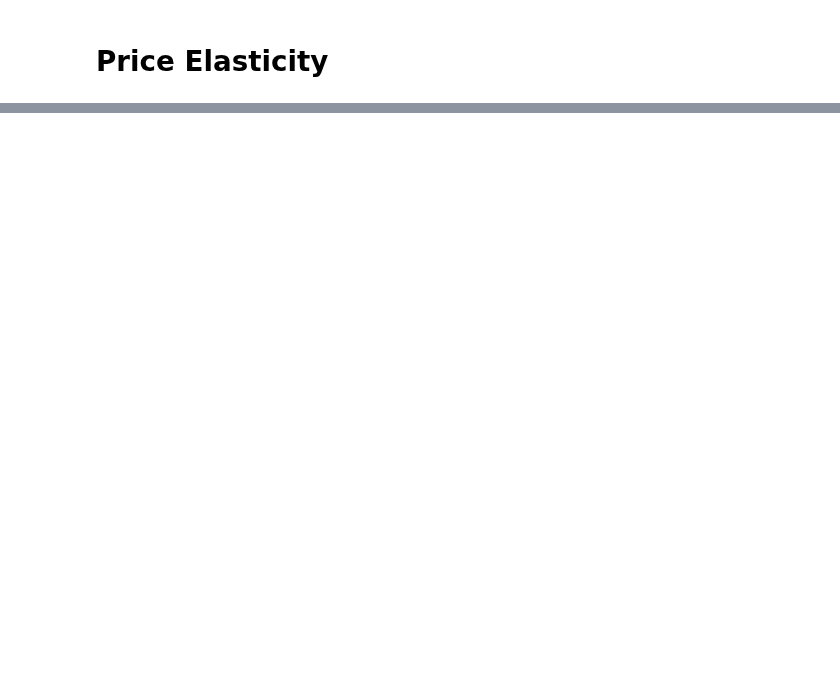
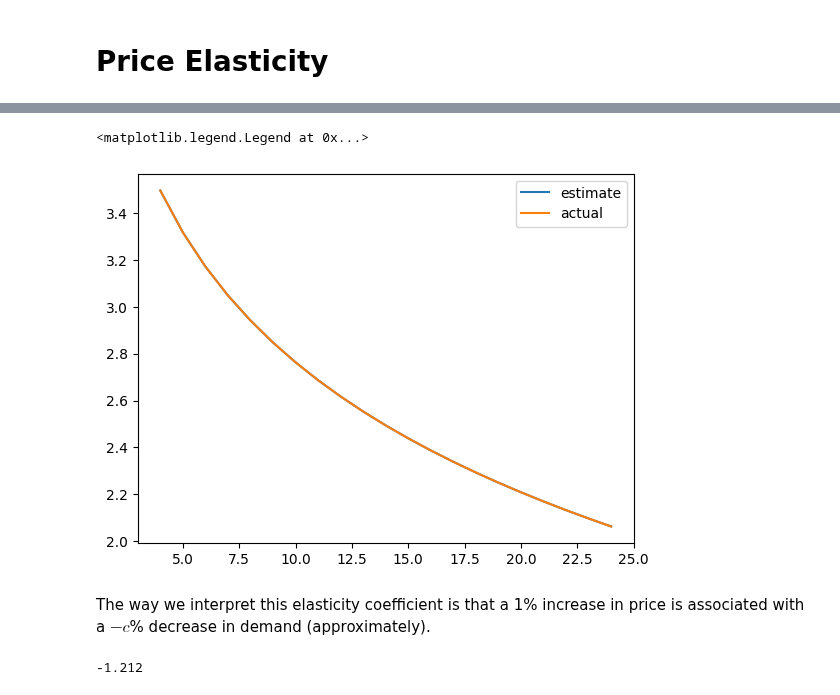
Before and after one commit to banditkings/learning-causal-impact, a Jupyter notebook: notebooks/pricing_example2.ipynb, the cells around one changed output, grey strips where cells are left out. Cells and saved outputs as stored; diff of their text form; code cells hidden in the pictures; blank space fills up the shorter version.

```diff
--- a/notebooks/pricing_example2.ipynb
+++ b/notebooks/pricing_example2.ipynb
@@ -39,0 +58,8 @@ Q2 = demand2(P, constant, coef)
+# %%
+import statsmodels.api as sm
+
+exog = sm.add_constant(np.log(P))
+endog = np.log(Q1)
+
+mod = sm.OLS(endog, exog).fit()
+mod.summary()
@@ -39,0 +86,20 @@ Q2 = demand2(P, constant, coef)
+# %%
+plt.plot(P, mod.predict(sm.add_constant(np.log(P))), label='estimate')
+plt.plot(P, np.log(Q1), label='actual')
+plt.legend()
+# %% [output]
+<matplotlib.legend.Legend at 0x...>
+[figure, added]
+# %% [markdown]
+The way we interpret this elasticity coefficient is that a 1% increase in price is associated with a $-c$% decrease in demand (approximately).
+# %%
+def loglogcoef(x, beta):
+    """
+    'An x percent increase in the predictor is associated with a beta% change in the average outcome'
+    is an approximation, this returns the true change in a log-log linear model
+    """
+    return np.e**(np.log((100 + x)/100)) * beta
+
+loglogcoef(1,-1.2)
+# %% [output]
+-1.212
```
Also changed, not shown: parts of 10 cells of this notebook.
